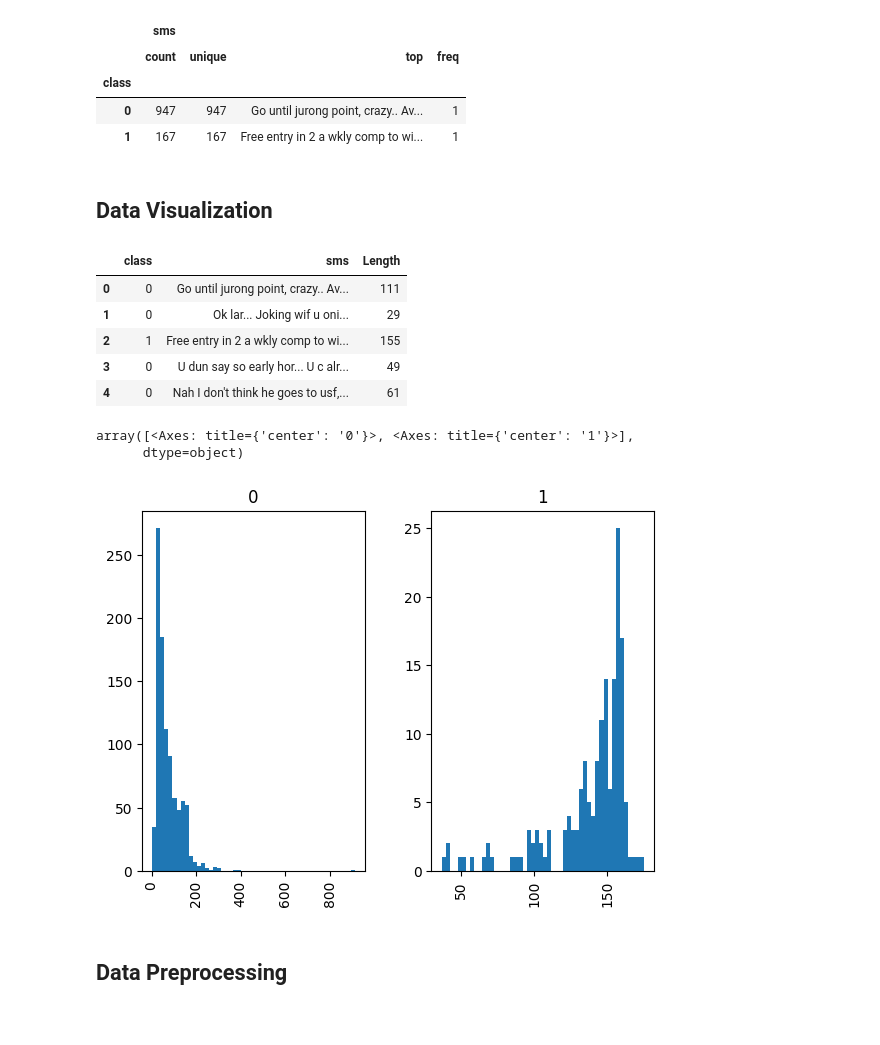
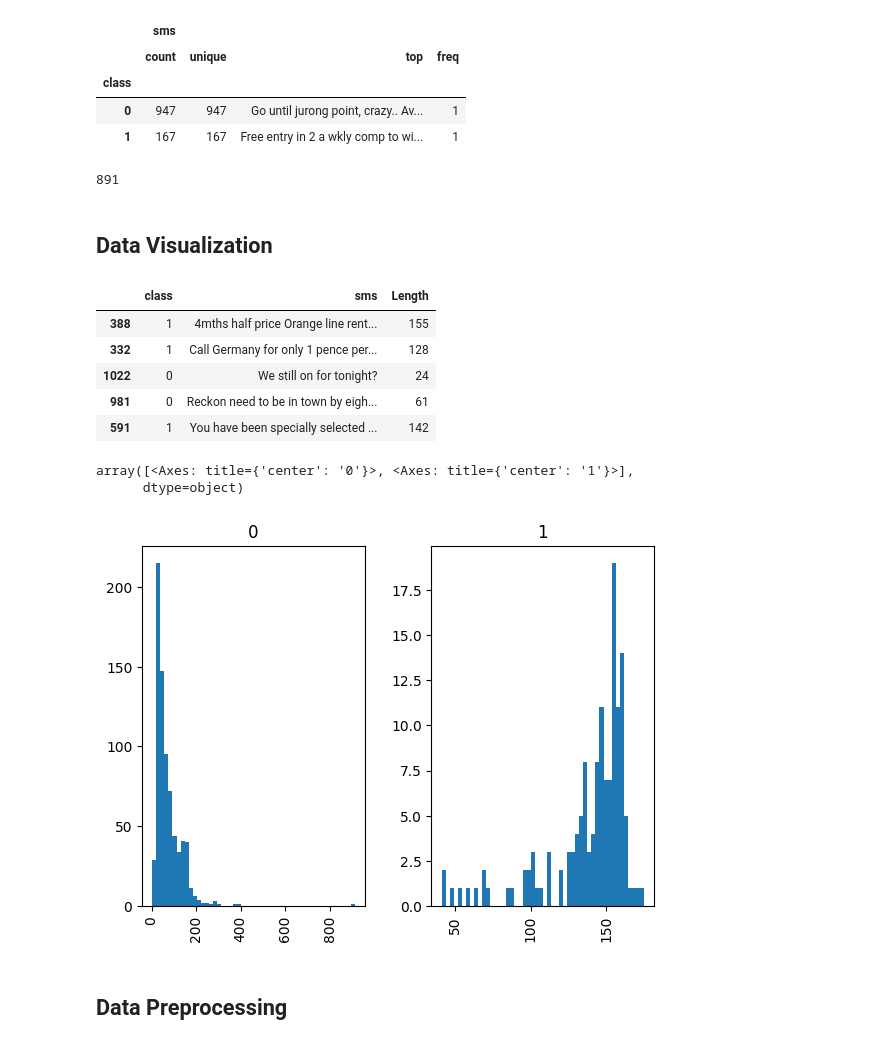
Before and after one commit to savindumahasen/SpamClassificationProject, a Jupyter notebook: Spam_Classification.ipynb, the cells around one changed output. Drawn from its saved outputs; the diff is of its cells as text; code cells hidden in the pictures.

Commit message:
Split the dataset at initial stage

```diff
--- a/Spam_Classification.ipynb
+++ b/Spam_Classification.ipynb
@@ -61,21 +63,28 @@ df.groupby('class').describe()
+# %%
+from sklearn.model_selection import train_test_split
+
+train,test =train_test_split(df, test_size=0.2,random_state=42)
+len(train)
+# %% [output]
+891
 # %% [markdown]
 ## Data Visualization
 # %%
-df['Length'] = df['sms'].apply(len)
-df.head(5)
+train['Length'] = train['sms'].apply(len)
+train.head(5)
 # %% [output]
 |  | class | sms | Length |
-| 0 | 0 | Go until jurong point, crazy.. Av... | 111 |
-| 1 | 0 | Ok lar... Joking wif u oni... | 29 |
-| 2 | 1 | Free entry in 2 a wkly comp to wi... | 155 |
-| 3 | 0 | U dun say so early hor... U c alr... | 49 |
-| 4 | 0 | Nah I don't think he goes to usf,... | 61 |
+| 388 | 1 | 4mths half price Orange line rent... | 155 |
+| 332 | 1 | Call Germany for only 1 pence per... | 128 |
+| 1022 | 0 | We still on for tonight? | 24 |
+| 981 | 0 | Reckon need to be in town by eigh... | 61 |
+| 591 | 1 | You have been specially selected ... | 142 |
 # %%
-df.hist(column='Length', by='class', bins=50)
+train.hist(column='Length', by='class', bins=50)
 # %% [output]
 array([<Axes: title={'center': '0'}>, <Axes: title={'center': '1'}>],
       dtype=object)
-[figure, old version]
+[figure, new version]
 # %% [markdown]
 ## Data Preprocessing
 # %%
```
Also changed, not shown: parts of 31 cells of this notebook.
